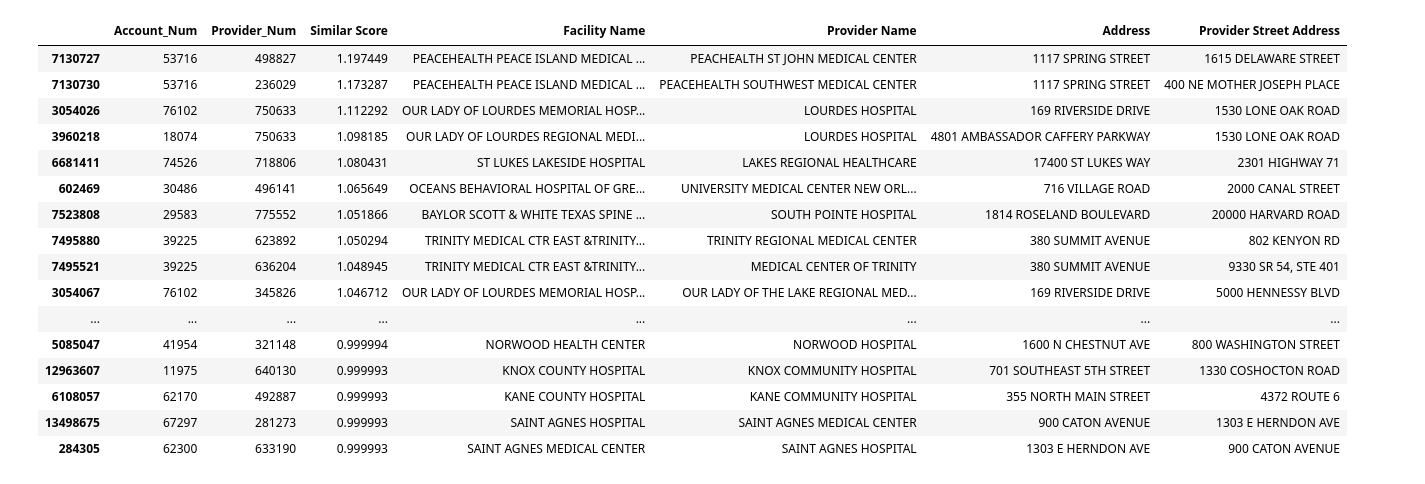
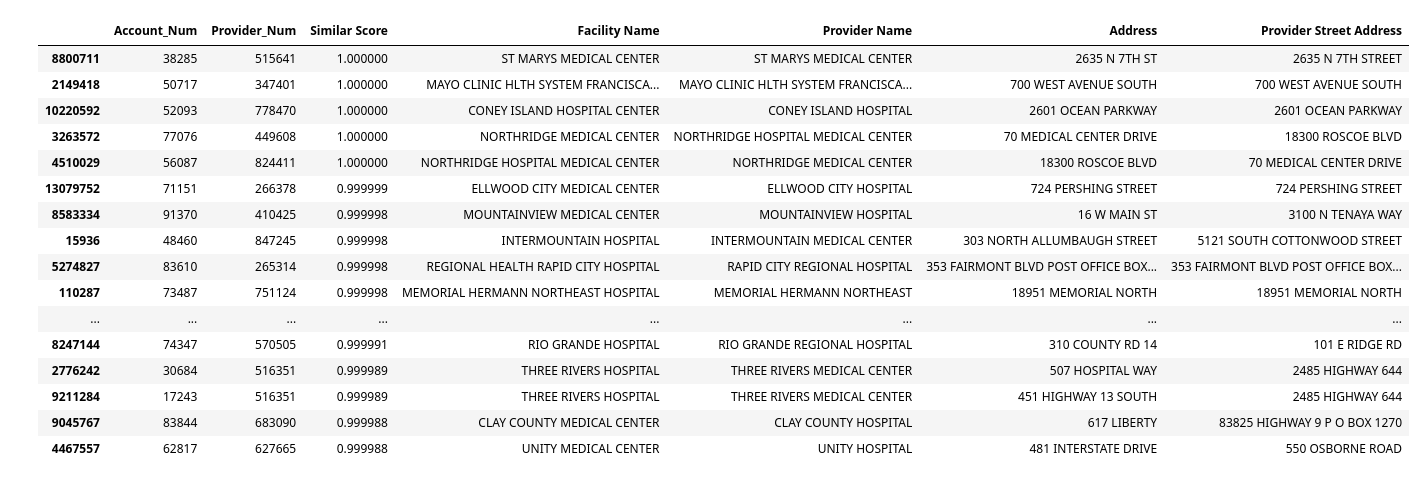
Before and after one commit to DangDuyAnh/THDL_StringMatching, a Jupyter notebook: py_stringmatching/softTF-IDF.ipynb, the cells around one changed output. Cells and saved outputs as stored; diff of their text form; code cells hidden in the pictures.

```diff
--- a/py_stringmatching/softTF-IDF.ipynb
+++ b/py_stringmatching/softTF-IDF.ipynb
@@ -27,5 +21,5 @@ print(soft_tfidf.get_raw_score(['PEACEHEALTH', 'PEACE', 'ISLAND', 'MEDICAL', 'CE
 # %%
-soft_tfidf = sm.SoftTfIdf(nameTokens, sim_func=sm.Jaro().get_raw_score, threshold=0.8)
+soft_tfidf = sm.SoftTfIdf(nameTokens, sim_func=sm.Jaro().get_raw_score, threshold=0.96)
 rows = []
 for i in range (0, len(accountNameTokens)):
     for j in range(0, len(reimbursementNameTokens)):
@@ -59,21 +52,21 @@ joinTable.head(20)
 # %%
-jointDistinctTable = joinTable[joinTable['Facility Name'] != joinTable['Provider Name']]
-jointDistinctTable.head(50)
+joinDistinctTable = joinTable[joinTable['Facility Name'] != joinTable['Provider Name']]
+joinDistinctTable.head(50)
 # %% [output]
 |  | Account_Num | Provider_Num | Similar Score | Facility Name | Provider Name | Address | Provider Street Address |
-| 7130727 | 53716 | 498827 | 1.197449 | PEACEHEALTH PEACE ISLAND MEDICAL ... | PEACHEALTH ST JOHN MEDICAL CENTER | 1117 SPRING STREET | 1615 DELAWARE STREET |
-| 7130730 | 53716 | 236029 | 1.173287 | PEACEHEALTH PEACE ISLAND MEDICAL ... | PEACEHEALTH SOUTHWEST MEDICAL CENTER | 1117 SPRING STREET | 400 NE MOTHER JOSEPH PLACE |
-| 3054026 | 76102 | 750633 | 1.112292 | OUR LADY OF LOURDES MEMORIAL HOSP... | LOURDES HOSPITAL | 169 RIVERSIDE DRIVE | 1530 LONE OAK ROAD |
-| 3960218 | 18074 | 750633 | 1.098185 | OUR LADY OF LOURDES REGIONAL MEDI... | LOURDES HOSPITAL | 4801 AMBASSADOR CAFFERY PARKWAY | 1530 LONE OAK ROAD |
-| 6681411 | 74526 | 718806 | 1.080431 | ST LUKES LAKESIDE HOSPITAL | LAKES REGIONAL HEALTHCARE | 17400 ST LUKES WAY | 2301 HIGHWAY 71 |
-| 602469 | 30486 | 496141 | 1.065649 | OCEANS BEHAVIORAL HOSPITAL OF GRE... | UNIVERSITY MEDICAL CENTER NEW ORL... | 716 VILLAGE ROAD | 2000 CANAL STREET |
-| 7523808 | 29583 | 775552 | 1.051866 | BAYLOR SCOTT & WHITE TEXAS SPINE ... | SOUTH POINTE HOSPITAL | 1814 ROSELAND BOULEVARD | 20000 HARVARD ROAD |
-| 7495880 | 39225 | 623892 | 1.050294 | TRINITY MEDICAL CTR EAST &TRINITY... | TRINITY REGIONAL MEDICAL CENTER | 380 SUMMIT AVENUE | 802 KENYON RD |
-| 7495521 | 39225 | 636204 | 1.048945 | TRINITY MEDICAL CTR EAST &TRINITY... | MEDICAL CENTER OF TRINITY | 380 SUMMIT AVENUE | 9330 SR 54, STE 401 |
-| 3054067 | 76102 | 345826 | 1.046712 | OUR LADY OF LOURDES MEMORIAL HOSP... | OUR LADY OF THE LAKE REGIONAL MED... | 169 RIVERSIDE DRIVE | 5000 HENNESSY BLVD |
+| 8800711 | 38285 | 515641 | 1.000000 | ST MARYS MEDICAL CENTER | ST MARYS MEDICAL CENTER | 2635 N 7TH ST | 2635 N 7TH STREET |
+| 2149418 | 50717 | 347401 | 1.000000 | MAYO CLINIC HLTH SYSTEM FRANCISCA... | MAYO CLINIC HLTH SYSTEM FRANCISCA... | 700 WEST AVENUE SOUTH | 700 WEST AVENUE SOUTH |
+| 10220592 | 52093 | 778470 | 1.000000 | CONEY ISLAND HOSPITAL CENTER | CONEY ISLAND HOSPITAL | 2601 OCEAN PARKWAY | 2601 OCEAN PARKWAY |
+| 3263572 | 77076 | 449608 | 1.000000 | NORTHRIDGE MEDICAL CENTER | NORTHRIDGE HOSPITAL MEDICAL CENTER | 70 MEDICAL CENTER DRIVE | 18300 ROSCOE BLVD |
+| 4510029 | 56087 | 824411 | 1.000000 | NORTHRIDGE HOSPITAL MEDICAL CENTER | NORTHRIDGE MEDICAL CENTER | 18300 ROSCOE BLVD | 70 MEDICAL CENTER DRIVE |
+| 13079752 | 71151 | 266378 | 0.999999 | ELLWOOD CITY MEDICAL CENTER | ELLWOOD CITY HOSPITAL | 724 PERSHING STREET | 724 PERSHING STREET |
+| 8583334 | 91370 | 410425 | 0.999998 | MOUNTAINVIEW MEDICAL CENTER | MOUNTAINVIEW HOSPITAL | 16 W MAIN ST | 3100 N TENAYA WAY |
+| 15936 | 48460 | 847245 | 0.999998 | INTERMOUNTAIN HOSPITAL | INTERMOUNTAIN MEDICAL CENTER | 303 NORTH ALLUMBAUGH STREET | 5121 SOUTH COTTONWOOD STREET |
+| 5274827 | 83610 | 265314 | 0.999998 | REGIONAL HEALTH RAPID CITY HOSPITAL | RAPID CITY REGIONAL HOSPITAL | 353 FAIRMONT BLVD POST OFFICE BOX... | 353 FAIRMONT BLVD POST OFFICE BOX... |
+| 110287 | 73487 | 751124 | 0.999998 | MEMORIAL HERMANN NORTHEAST HOSPITAL | MEMORIAL HERMANN NORTHEAST | 18951 MEMORIAL NORTH | 18951 MEMORIAL NORTH |
 | ... | ... | ... | ... | ... | ... | ... | ... |
-| 5085047 | 41954 | 321148 | 0.999994 | NORWOOD HEALTH CENTER | NORWOOD HOSPITAL | 1600 N CHESTNUT AVE | 800 WASHINGTON STREET |
-| 12963607 | 11975 | 640130 | 0.999993 | KNOX COUNTY HOSPITAL | KNOX COMMUNITY HOSPITAL | 701 SOUTHEAST 5TH STREET | 1330 COSHOCTON ROAD |
-| 6108057 | 62170 | 492887 | 0.999993 | KANE COUNTY HOSPITAL | KANE COMMUNITY HOSPITAL | 355 NORTH MAIN STREET | 4372 ROUTE 6 |
-| 13498675 | 67297 | 281273 | 0.999993 | SAINT AGNES HOSPITAL | SAINT AGNES MEDICAL CENTER | 900 CATON AVENUE | 1303 E HERNDON AVE |
-| 284305 | 62300 | 633190 | 0.999993 | SAINT AGNES MEDICAL CENTER | SAINT AGNES HOSPITAL | 1303 E HERNDON AVE | 900 CATON AVENUE |
+| 8247144 | 74347 | 570505 | 0.999991 | RIO GRANDE HOSPITAL | RIO GRANDE REGIONAL HOSPITAL | 310 COUNTY RD 14 | 101 E RIDGE RD |
+| 2776242 | 30684 | 516351 | 0.999989 | THREE RIVERS HOSPITAL | THREE RIVERS MEDICAL CENTER | 507 HOSPITAL WAY | 2485 HIGHWAY 644 |
+| 9211284 | 17243 | 516351 | 0.999989 | THREE RIVERS HOSPITAL | THREE RIVERS MEDICAL CENTER | 451 HIGHWAY 13 SOUTH | 2485 HIGHWAY 644 |
+| 9045767 | 83844 | 683090 | 0.999988 | CLAY COUNTY MEDICAL CENTER | CLAY COUNTY HOSPITAL | 617 LIBERTY | 83825 HIGHWAY 9 P O BOX 1270 |
+| 4467557 | 62817 | 627665 | 0.999988 | UNITY MEDICAL CENTER | UNITY HOSPITAL | 481 INTERSTATE DRIVE | 550 OSBORNE ROAD |
```
Also changed, not shown: parts of 6 cells of this notebook, 5 other files.
